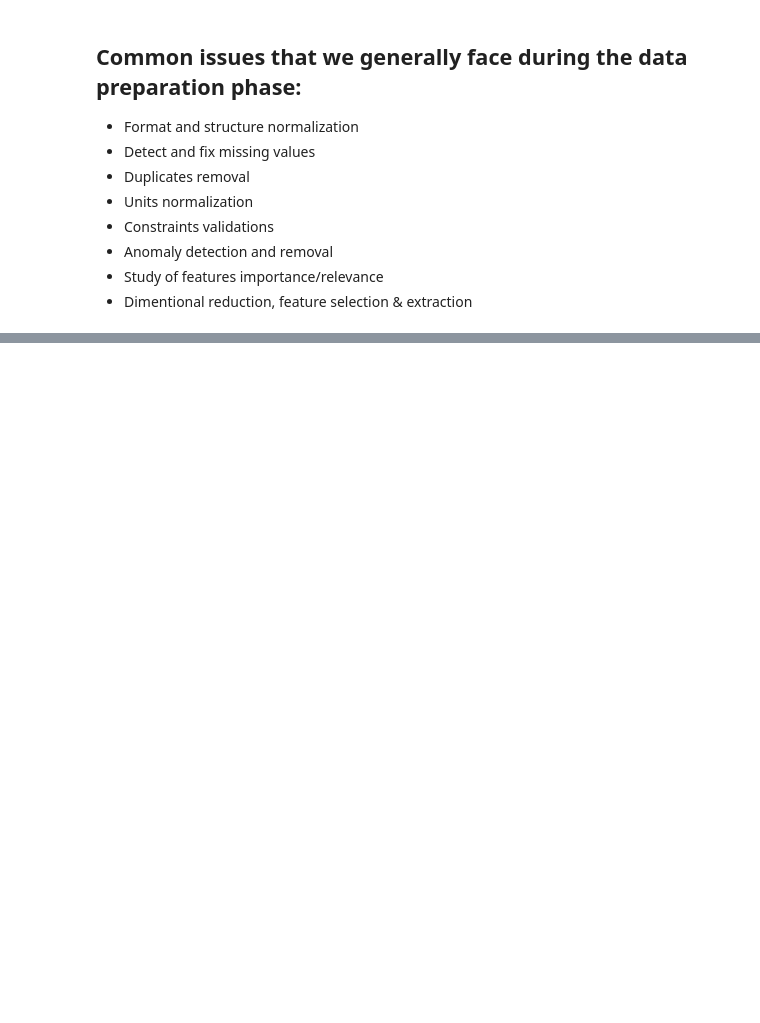
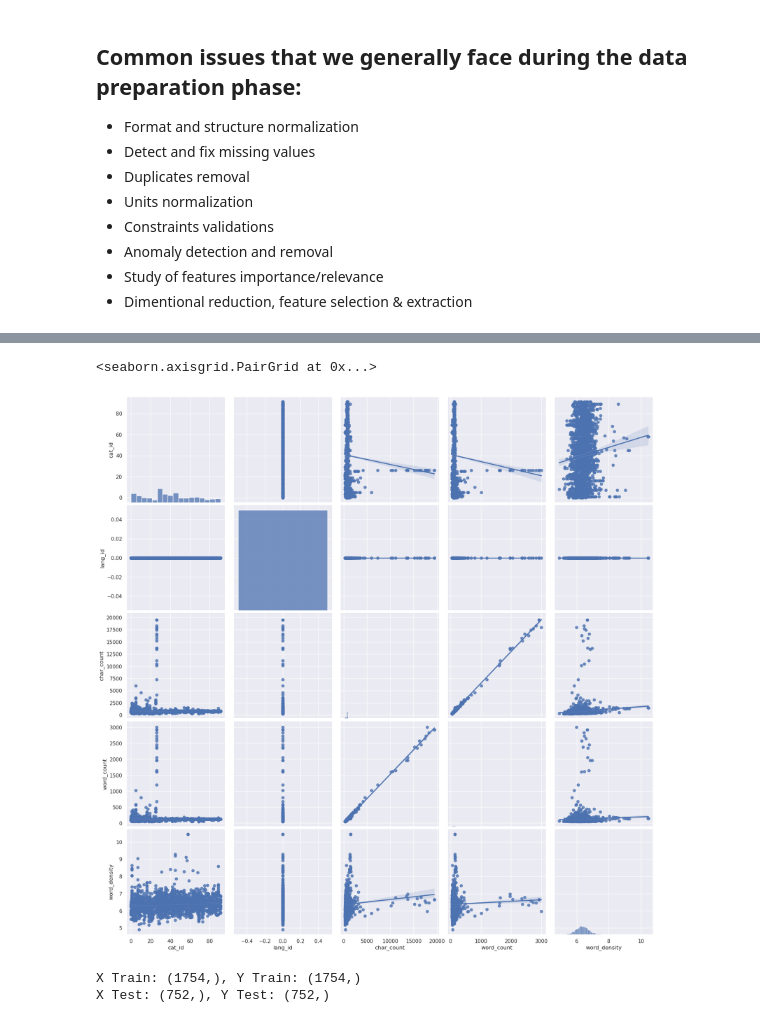
Before and after one commit to saidsef/ml-classifier, a Jupyter notebook: classifier-ml.ipynb, the cells around one changed output, grey strips where cells are left out. Cells and saved outputs as stored; diff of their text form; code cells hidden in the pictures; blank space fills up the shorter version.

```diff
--- a/classifier-ml.ipynb
+++ b/classifier-ml.ipynb
@@ -115,3 +121,6 @@ df.shape
 # %%
-# sns.set()
-# sns.pairplot(df, height=3.5, kind="reg", palette="husl", diag_kind="auto")
+sns.set()
+sns.pairplot(df, height=3.5, kind="reg", palette="husl", diag_kind="auto")
+# %% [output]
+<seaborn.axisgrid.PairGrid at 0x...>
+[figure, added]
@@ -120,3 +131,9 @@ xtrain, xtest, ytrain, ytest = train_test_split(df['body'], df['categories'], te
+# %%
+print(f"X Train: {xtrain.shape}, Y Train: {ytrain.shape}")
+print(f"X Test: {xtest.shape}, Y Test: {ytest.shape}")
+# %% [output]
+X Train: (1754,), Y Train: (1754,)
+X Test: (752,), Y Test: (752,)
 # %%
 estimators = [
       # ('AdaBoostClassifier', AdaBoostClassifier(n_estimators=100)), # 0.02
```
Also changed, not shown: parts of 16 cells of this notebook, 1 other file.
